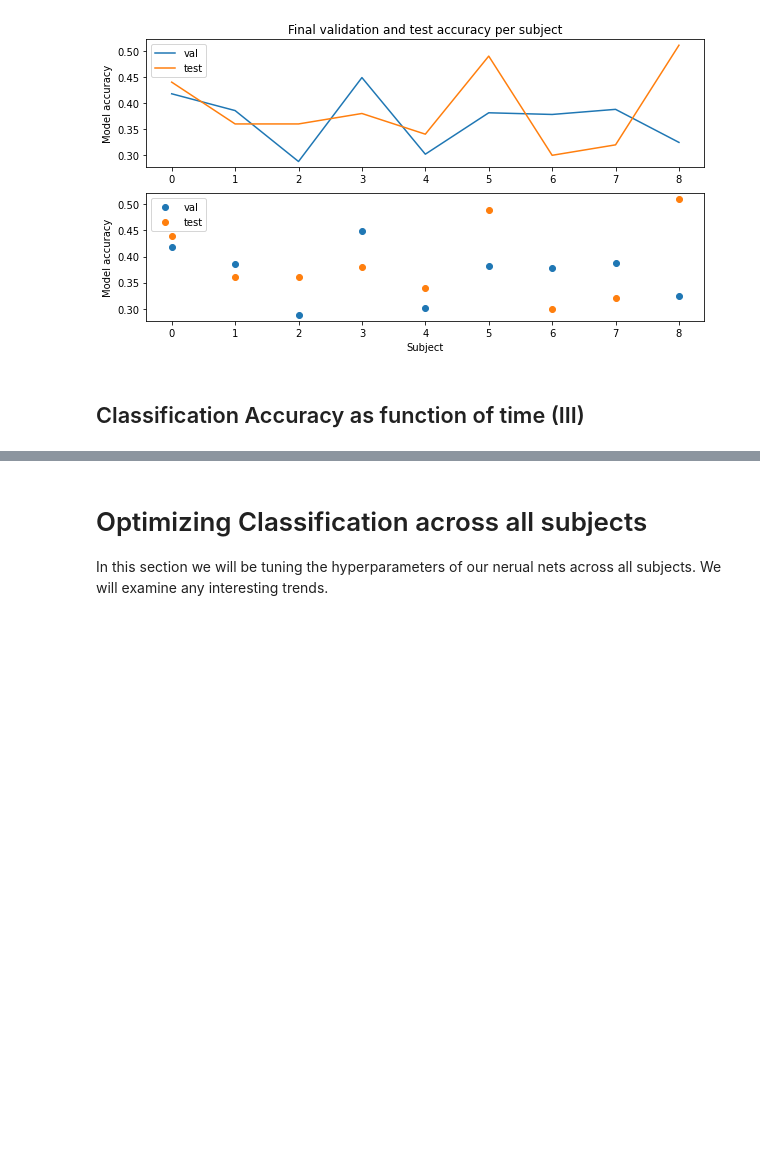
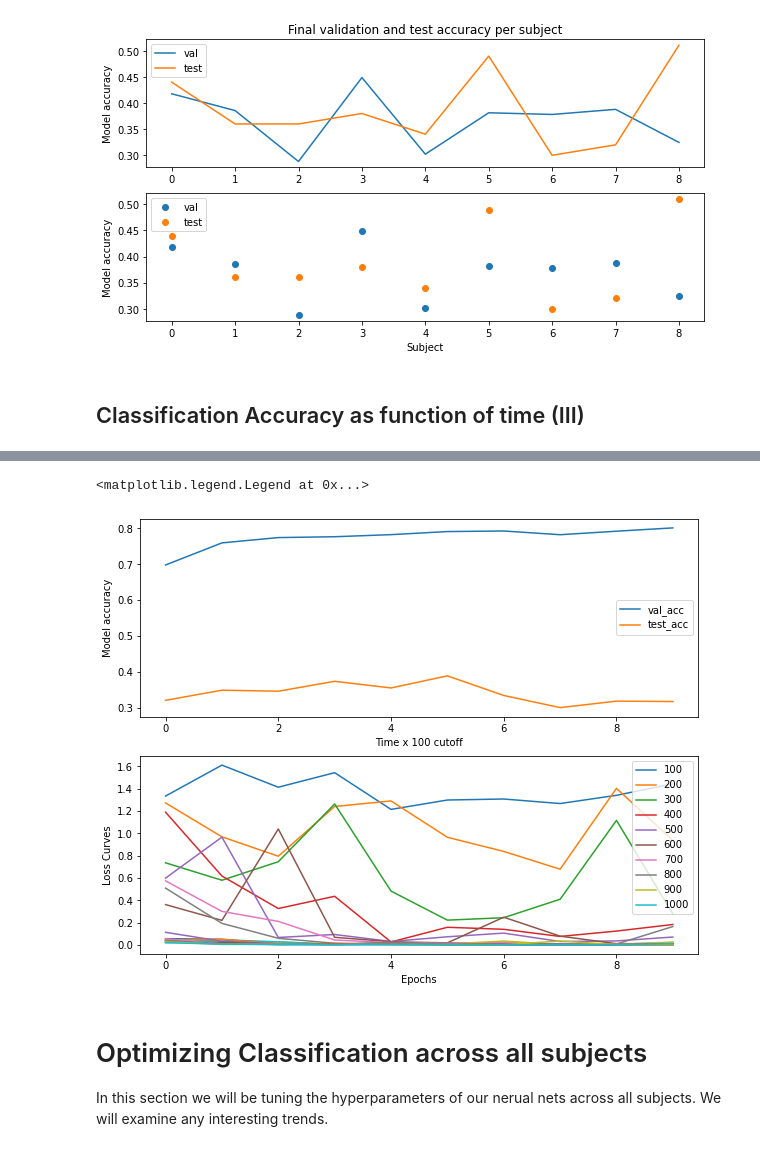
Before and after one commit to thomaskost17/ECEC247_final_project, a Jupyter notebook: ECEC247_final_project.ipynb, the cells around one changed output, grey strips where cells are left out. Saved outputs shown, nothing was run; the diff lists cells and outputs as text; code cells hidden in the pictures; blank space fills up the shorter version.

Commit message:
update classification time

```diff
--- a/ECEC247_final_project.ipynb
+++ b/ECEC247_final_project.ipynb
@@ -735,7 +723,7 @@ Training Shape torch.Size([3460, 22, 250]) torch.Size([3460, 1])
 Valid Shape torch.Size([5000, 22, 250]) torch.Size([5000, 1])
 Test Shape torch.Size([1772, 22, 250]) torch.Size([1772, 1])
 # %%
-num_epochs = 4 #epochs
+num_epochs = 20 #epochs
 learning_rate = 0.001 #0.001 lr
 
 input_size = 250 #number of features
@@ -748,6 +736,7 @@ batch_size = 64
 timesteps_test = [100,200,300,400,500,600,700,800,900,1000]
 val_accuracies = {}
 test_accuracies = {}
+losses = []
 
 for timestep in timesteps_test:
     trainloader, validloader, testloader, x_train = preprocess_data(static_X_train_valid, static_y_train_valid, static_X_test,static_y_test, 2, 2,True, 0, timestep, 64)
@@ -758,20 +747,20 @@ for timestep in timesteps_test:
     scheduler = torch.optim.lr_scheduler.ExponentialLR(optimizer, gamma=0.9)
 
     highest_val = 0
+    loss_array = []
     for epoch in range(num_epochs):
       for i, data in enumerate(trainloader,0):
         inputs, labels = data
         outputs = lstm1.forward(inputs) #forward pass
         optimizer.zero_grad() #calculate the gradient, manually setting to 0
         loss = criterion(outputs, labels.reshape(labels.size(0),).type(torch.long))
-
         loss.backward() #calculates the loss of the loss function
 
         optimizer.step() #improve from loss, i.e backprop
 
       scheduler.step()
       print("Epoch: %d, loss: %1.5f" % (epoch, loss.item()))
-
+      loss_array = np.append(loss_array, loss.item())
       correct = 0
       total = 0
       with torch.no_grad():
@@ -799,4 +788,5 @@ for timestep in timesteps_test:
             correct += (predicted == labels.reshape(labels.size(0),)).sum().item()
         print("Test Accuracy: %1.5f"% (float(correct) / float(total)))
     test_accuracies[timestep] = (float(correct) / float(total))
+    losses += [loss_array]
 # %% [output]
@@ -837,3 +821,19 @@ plt.legend(["val_acc", "test_acc"])
+# %%
+plt.subplot(2,1,1)
+plt.plot(val_accuracies.values())
+plt.plot(test_accuracies.values())
+plt.xlabel('Time x 100 cutoff')
+plt.ylabel('Model accuracy')
+plt.legend(["val_acc", "test_acc"])
+plt.subplot(2,1,2)
+plt.plot(losses)
+plt.xlabel('Epochs')
+plt.ylabel('Loss Curves')
+plt.legend(["100", "200", "300", "400", "500", "600", "700", "800", "900", "1000"])
+# plt.plot(losses)
+# %% [output]
+<matplotlib.legend.Legend at 0x...>
+[figure, added]
 # %% [markdown]
 # Optimizing Classification across all subjects
 
```
Also changed, not shown: parts of 7 cells of this notebook.
